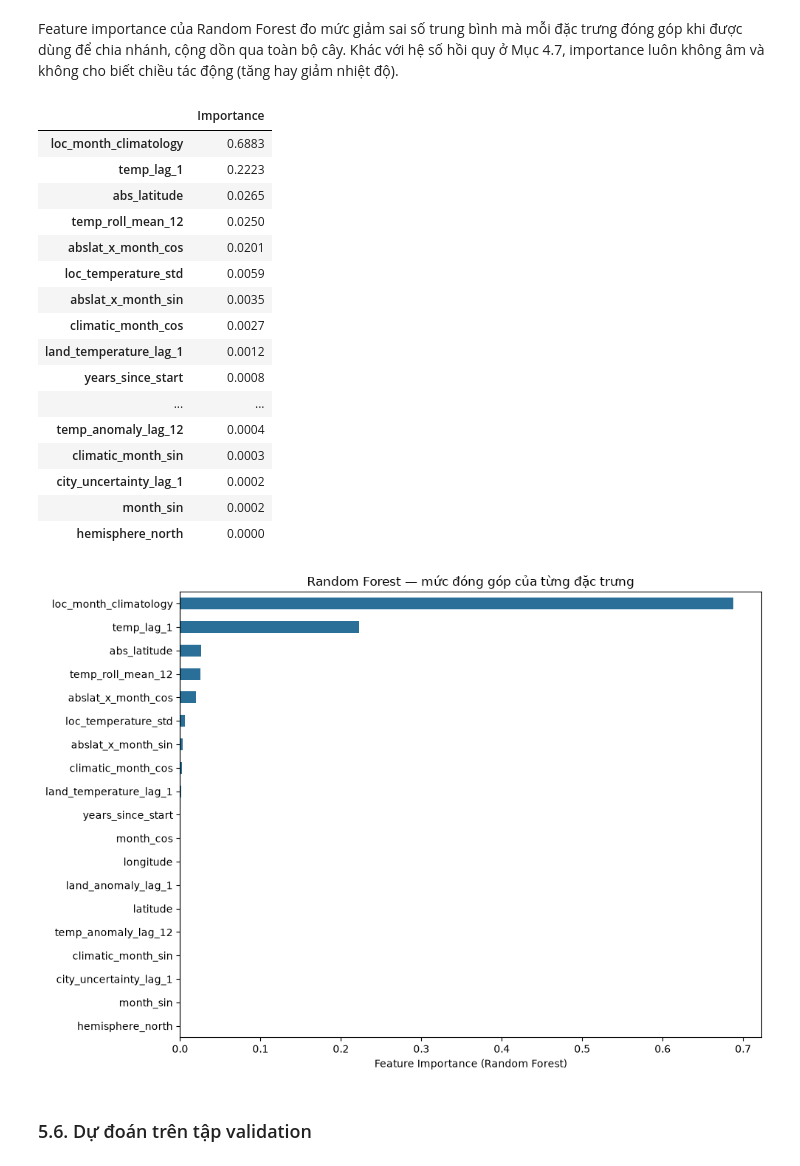
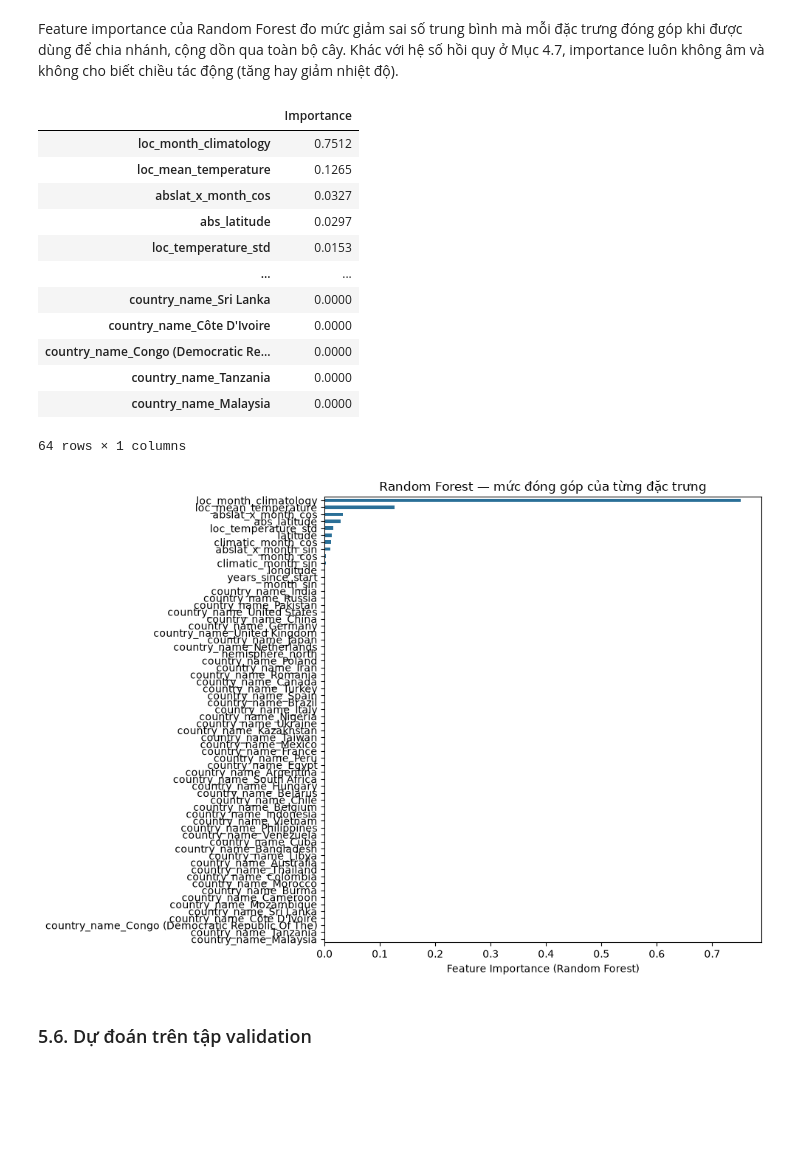
Before and after one commit to Sekaiiii1/Global-Surface-Temperature-Analysis, a Jupyter notebook: notebooks_v1/06_machine_learning.ipynb, the cells around one changed output. Drawn from its saved outputs; the diff is of its cells as text; code cells hidden in the pictures; blank space fills up the shorter version.

```diff
--- a/notebooks_v1/06_machine_learning.ipynb
+++ b/notebooks_v1/06_machine_learning.ipynb
@@ -460,4 +510,5 @@ Dùng toàn bộ 19 đặc trưng đã chọn ở Notebook 05 — không loại
 # %%
 LR_FEATURES = list(X_ALL_COLUMNS)
-print(f'Linear Regression dùng {len(LR_FEATURES)} đặc trưng (giống hai mô hình còn lại).')
+linear_pipeline = make_model_pipeline(LinearRegression(), scale_numeric=True)
+print(f'Linear Regression dùng {len(NUMERIC_FEATURES)} feature số + {CATEGORICAL_FEATURES}.')
 # %% [output]
@@ -482,12 +528,10 @@ print('Đã chuẩn hóa train/validation/test bằng scaler fit trên train.')
 # %% [markdown]
 ### 4.4. Huấn luyện mô hình Linear Regression
 # %%
-from sklearn.linear_model import LinearRegression
-
 start_time = time.time()
-linear_model = LinearRegression()
-linear_model.fit(X_train_scaled, y_train)
+linear_pipeline.fit(X_train[LR_FEATURES], y_train)
 linear_fit_seconds = time.time() - start_time
+linear_model = linear_pipeline.named_steps['model']
 
 print(f'Đã huấn luyện Linear Regression trong {linear_fit_seconds:.2f} giây.')
 # %% [output]
@@ -617,4 +656,11 @@ Dùng toàn bộ 19 đặc trưng, không cần chuẩn hóa — cây quyết đ
 # %%
 RF_FEATURES = list(X_ALL_COLUMNS)
-print(f'Random Forest dùng {len(RF_FEATURES)} đặc trưng (dữ liệu gốc, không chuẩn hóa).')
+forest_pipeline = make_model_pipeline(
+    RandomForestRegressor(
+        n_estimators=100, max_depth=18, min_samples_leaf=5, max_features=0.6,
+        n_jobs=-1, random_state=RANDOM_SEED,
+    ),
+    scale_numeric=False,
+)
+print(f'Random Forest dùng {len(NUMERIC_FEATURES)} feature số + one-hot country.')
 # %% [output]
@@ -624,19 +670,10 @@ Random Forest dùng 19 đặc trưng (dữ liệu gốc, không chuẩn hóa).
 # %% [markdown]
 Số cây (`n_estimators=100`) và độ sâu tối đa (`max_depth=18`) được chọn để cân bằng giữa độ chính xác và thời gian huấn luyện trên toàn bộ ~4,47 triệu dòng train — độ sâu quá lớn dễ học vẹt, số cây quá ít làm dự đoán không ổn định. `min_samples_leaf=5` tránh các lá chỉ chứa vài điểm nhiễu. `n_jobs=-1` dùng toàn bộ nhân CPU sẵn có.
 # %%
-from sklearn.ensemble import RandomForestRegressor
-
 start_time = time.time()
-forest_model = RandomForestRegressor(
-    n_estimators=100,
-    max_depth=18,
-    min_samples_leaf=5,
-    max_features=0.6,
-    n_jobs=-1,
-    random_state=RANDOM_SEED,
-)
-forest_model.fit(X_train[RF_FEATURES], y_train)
+forest_pipeline.fit(X_train[RF_FEATURES], y_train)
 forest_fit_seconds = time.time() - start_time
+forest_model = forest_pipeline.named_steps['model']
 
 print(f'Đã huấn luyện Random Forest ({forest_model.n_estimators} cây) trong {forest_fit_seconds:,.1f} giây.')
 # %% [output]
@@ -671,38 +708,35 @@ for metric_name, value in forest_train_metrics.items():
 # %% [markdown]
 Feature importance của Random Forest đo mức giảm sai số trung bình mà mỗi đặc trưng đóng góp khi được dùng để chia nhánh, cộng dồn qua toàn bộ cây. Khác với hệ số hồi quy ở Mục 4.7, importance luôn không âm và không cho biết chiều tác động (tăng hay giảm nhiệt độ).
 # %%
+forest_transformed_features = transformed_feature_names(forest_pipeline)
 forest_importance = (
-    pd.Series(forest_model.feature_importances_, index=RF_FEATURES, name='Importance')
+    pd.Series(forest_model.feature_importances_, index=forest_transformed_features, name='Importance')
     .sort_values(ascending=False)
 )
 display(forest_importance.to_frame())
 
 fig, ax = plt.subplots(figsize=(10, 7))
 forest_importance.sort_values().plot.barh(ax=ax, color='#2a6f97')
 ax.set_xlabel('Feature Importance (Random Forest)')
 ax.set_title('Random Forest — mức đóng góp của từng đặc trưng')
 plt.tight_layout()
 plt.savefig(REPORT_IMAGES_DIR / '12_random_forest_feature_importance.png', dpi=110)
 plt.show()
 # %% [output]
 |  | Importance |
-| loc_month_climatology | 0.6883 |
-| temp_lag_1 | 0.2223 |
-| abs_latitude | 0.0265 |
-| temp_roll_mean_12 | 0.0250 |
-| abslat_x_month_cos | 0.0201 |
-| loc_temperature_std | 0.0059 |
-| abslat_x_month_sin | 0.0035 |
-| climatic_month_cos | 0.0027 |
-| land_temperature_lag_1 | 0.0012 |
-| years_since_start | 0.0008 |
+| loc_month_climatology | 0.7512 |
+| loc_mean_temperature | 0.1265 |
+| abslat_x_month_cos | 0.0327 |
+| abs_latitude | 0.0297 |
+| loc_temperature_std | 0.0153 |
 | ... | ... |
-| temp_anomaly_lag_12 | 0.0004 |
-| climatic_month_sin | 0.0003 |
-| city_uncertainty_lag_1 | 0.0002 |
-| month_sin | 0.0002 |
-| hemisphere_north | 0.0000 |
+| country_name_Sri Lanka | 0.0000 |
+| country_name_Côte D'Ivoire | 0.0000 |
+| country_name_Congo (Democratic Re... | 0.0000 |
+| country_name_Tanzania | 0.0000 |
+| country_name_Malaysia | 0.0000 |
+64 rows × 1 columns
-[figure, old version]
+[figure, new version]
 # %% [markdown]
 ### 5.6. Dự đoán trên tập validation
 # %%
```
Also changed, not shown: parts of 73 cells of this notebook, 29 other files.
